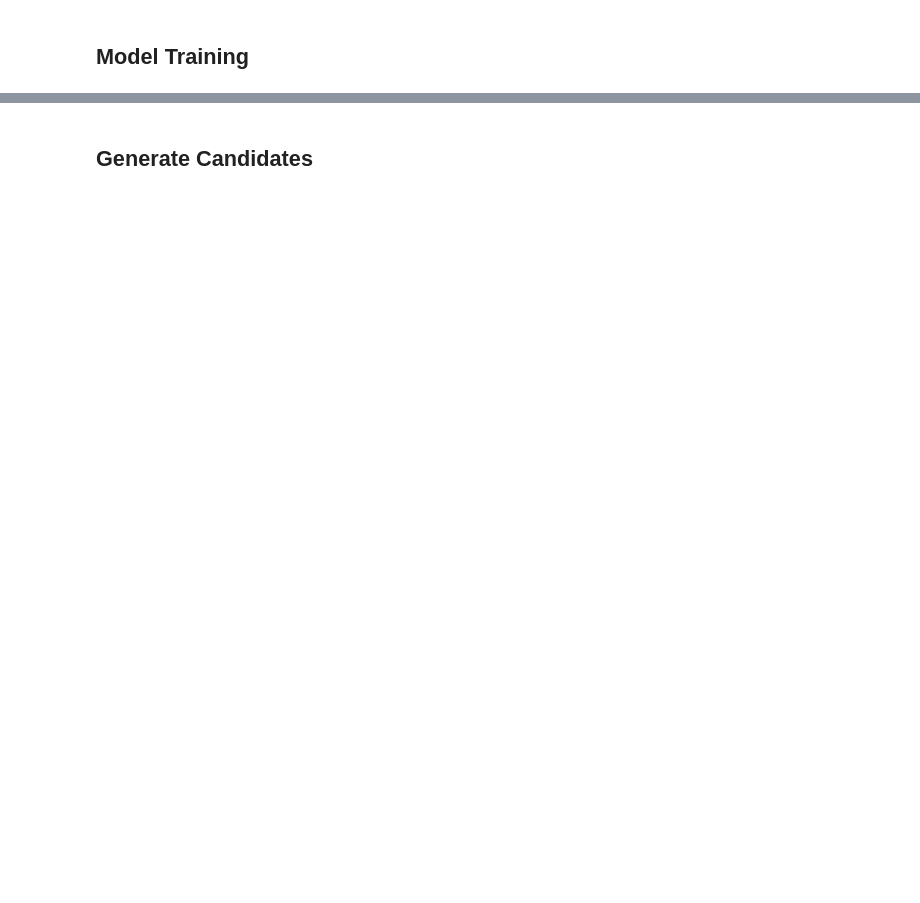
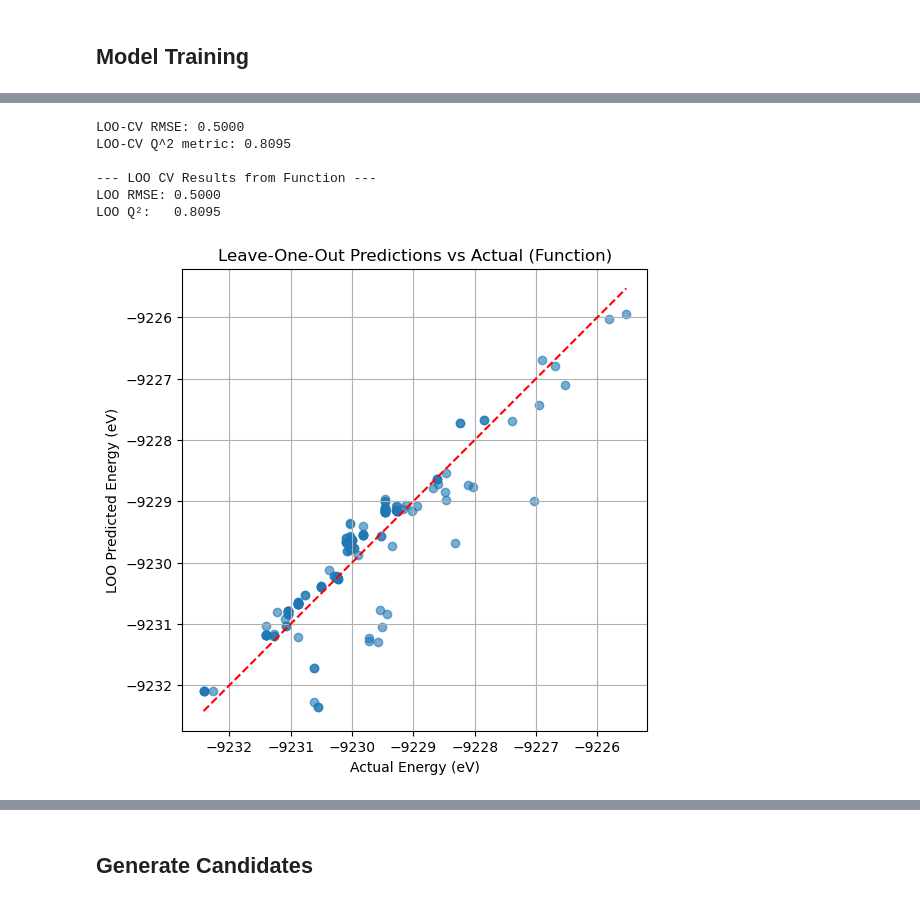
Before and after one commit to alberto-carta/aiida-LordCapulet, a Jupyter notebook: lordcapulet/functions/proposal_modes/Bayesian/bayesian_proposal.ipynb, the cells around one changed output, grey strips where cells are left out. Drawn from its saved outputs; the diff is of its cells as text; code cells hidden in the pictures; blank space fills up the shorter version.

```diff
--- a/lordcapulet/functions/proposal_modes/Bayesian/bayesian_proposal.ipynb
+++ b/lordcapulet/functions/proposal_modes/Bayesian/bayesian_proposal.ipynb
@@ -168,3 +199,34 @@ LOCAL: Texture (Matern)        | 0.18893
+# %%
+from importlib import reload
+import lordcapulet.functions.proposal_modes.Bayesian.gp_model as gp_model
+reload(gp_model)
+
+# perform LOO CV evaluation using the function
+loo_results = gp_model.evaluate_loo_cv(model, x_train, y_train.unsqueeze(-1), tikhonov_reg=1e-5, debug=True)
+
+print(f"\n--- LOO CV Results from Function ---")
+print(f"LOO RMSE: {loo_results['rmse']:.4f}")
+print(f"LOO Q²:   {loo_results['q2']:.4f}")
+
+# plot LOO predictions vs actual using the function results
+import matplotlib.pyplot as plt
+plt.figure(figsize=(6,6))
+plt.scatter(y_train.cpu().numpy(), loo_results['predictions'].cpu().numpy(), alpha=0.6)
+plt.plot([y_train.min().item(), y_train.max().item()], [y_train.min().item(), y_train.max().item()], 'r--')
+plt.xlabel("Actual Energy (eV)")
+plt.ylabel("LOO Predicted Energy (eV)")
+plt.title("Leave-One-Out Predictions vs Actual (Function)")
+plt.grid()
+plt.axis('equal')
+plt.show()
+# %% [output]
+LOO-CV RMSE: 0.5000
+LOO-CV Q^2 metric: 0.8095
+
+--- LOO CV Results from Function ---
+LOO RMSE: 0.5000
+LOO Q²:   0.8095
+[figure, added]
 # %%
 
 # Visualize predictions vs actual
```
Also changed, not shown: parts of 8 cells of this notebook, 9 other files.
